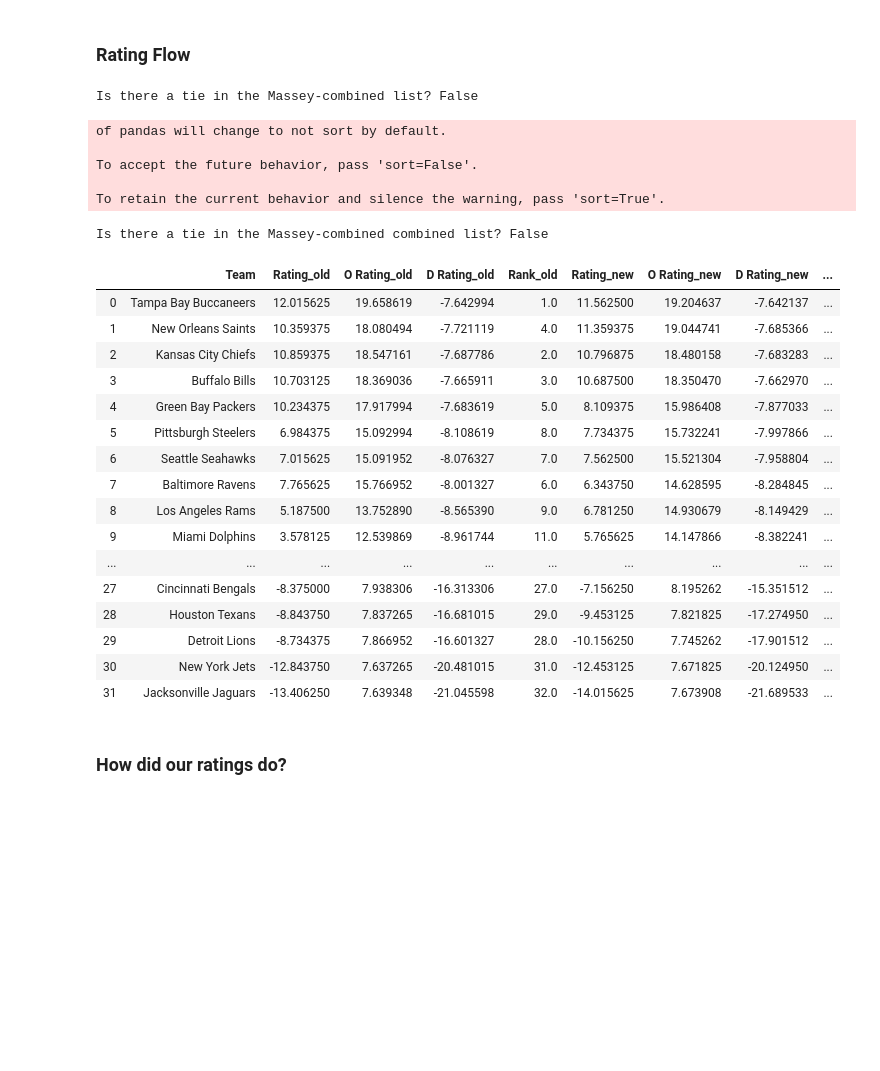
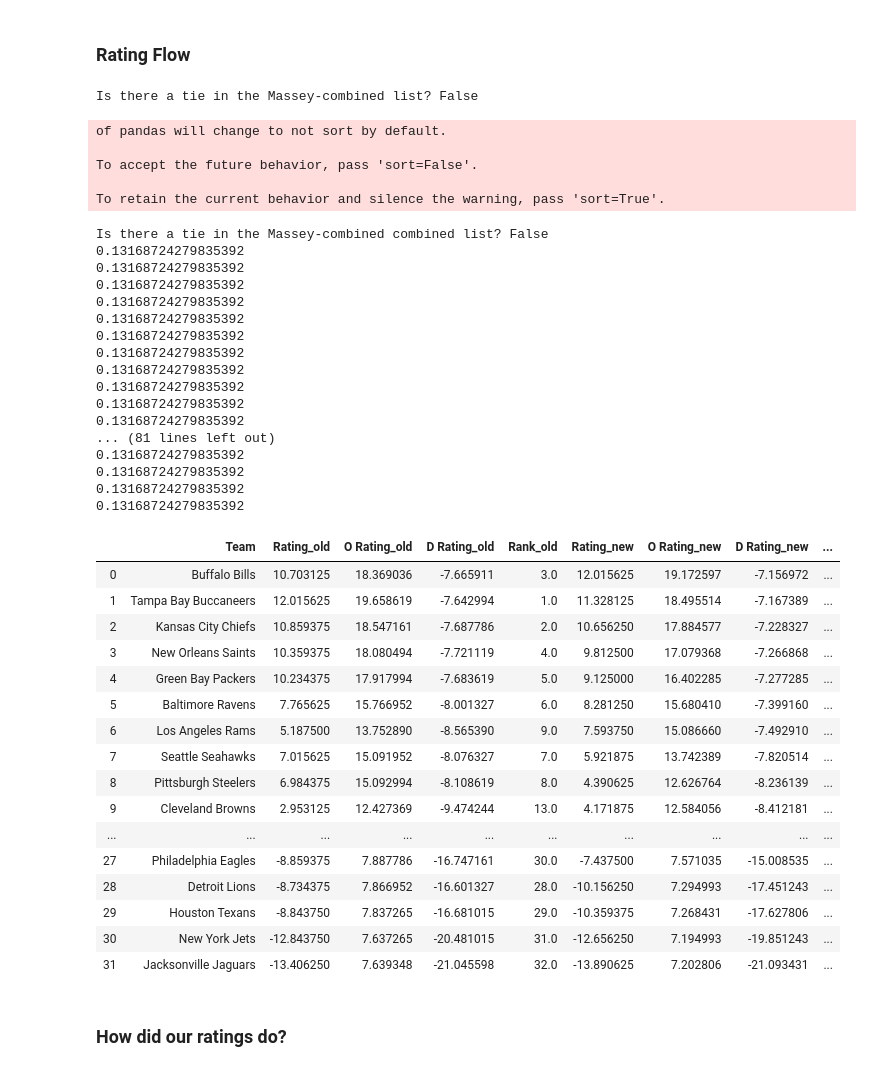
Before and after one commit to jakesingi/football_ratings, a Jupyter notebook: code/nfl_rating_systems.ipynb, the cells around one changed output. Saved outputs shown, nothing was run; the diff lists cells and outputs as text; code cells hidden in the pictures; blank space fills up the shorter version.

Commit message:
fixed CFB ratings and ran NFL new week

```diff
--- a/code/nfl_rating_systems.ipynb
+++ b/code/nfl_rating_systems.ipynb
@@ -474,44 +475,60 @@ def do_ratings(datold, datnew, week, replace = True):
 # %%
 # Rate!
 
-## CHANGE AS NECESSARY (It is preseason now)
+## CHANGE AS NECESSARY
 
 # The data
 datold = load_data(2020)
 datnew = load_data(2021)
 
-# The week
-w = 1  # The week
+# How many weeks into the season we are
+w = 4  # Through week 4
 
 # Whether to replace
 replace = False
 
 final_ratings = do_ratings(datold, datnew, w, replace)
 final_ratings
 # %% [output]
 Is there a tie in the Massey-combined list? False
 of pandas will change to not sort by default.
 
 To accept the future behavior, pass 'sort=False'.
 
 To retain the current behavior and silence the warning, pass 'sort=True'.
 Is there a tie in the Massey-combined combined list? False
+0.13168724279835392
+0.13168724279835392
+0.13168724279835392
+0.13168724279835392
+0.13168724279835392
+0.13168724279835392
+0.13168724279835392
+0.13168724279835392
+0.13168724279835392
+0.13168724279835392
+0.13168724279835392
+... (81 lines left out)
+0.13168724279835392
+0.13168724279835392
+0.13168724279835392
+0.13168724279835392
 |  | Team | Rating_old | O Rating_old | D Rating_old | Rank_old | Rating_new | O Rating_new | D Rating_new | ... |
-| 0 | Tampa Bay Buccaneers | 12.015625 | 19.658619 | -7.642994 | 1.0 | 11.562500 | 19.204637 | -7.642137 | ... |
-| 1 | New Orleans Saints | 10.359375 | 18.080494 | -7.721119 | 4.0 | 11.359375 | 19.044741 | -7.685366 | ... |
-| 2 | Kansas City Chiefs | 10.859375 | 18.547161 | -7.687786 | 2.0 | 10.796875 | 18.480158 | -7.683283 | ... |
-| 3 | Buffalo Bills | 10.703125 | 18.369036 | -7.665911 | 3.0 | 10.687500 | 18.350470 | -7.662970 | ... |
-| 4 | Green Bay Packers | 10.234375 | 17.917994 | -7.683619 | 5.0 | 8.109375 | 15.986408 | -7.877033 | ... |
-| 5 | Pittsburgh Steelers | 6.984375 | 15.092994 | -8.108619 | 8.0 | 7.734375 | 15.732241 | -7.997866 | ... |
-| 6 | Seattle Seahawks | 7.015625 | 15.091952 | -8.076327 | 7.0 | 7.562500 | 15.521304 | -7.958804 | ... |
-| 7 | Baltimore Ravens | 7.765625 | 15.766952 | -8.001327 | 6.0 | 6.343750 | 14.628595 | -8.284845 | ... |
-| 8 | Los Angeles Rams | 5.187500 | 13.752890 | -8.565390 | 9.0 | 6.781250 | 14.930679 | -8.149429 | ... |
-| 9 | Miami Dolphins | 3.578125 | 12.539869 | -8.961744 | 11.0 | 5.765625 | 14.147866 | -8.382241 | ... |
+| 0 | Buffalo Bills | 10.703125 | 18.369036 | -7.665911 | 3.0 | 12.015625 | 19.172597 | -7.156972 | ... |
+| 1 | Tampa Bay Buccaneers | 12.015625 | 19.658619 | -7.642994 | 1.0 | 11.328125 | 18.495514 | -7.167389 | ... |
+| 2 | Kansas City Chiefs | 10.859375 | 18.547161 | -7.687786 | 2.0 | 10.656250 | 17.884577 | -7.228327 | ... |
+| 3 | New Orleans Saints | 10.359375 | 18.080494 | -7.721119 | 4.0 | 9.812500 | 17.079368 | -7.266868 | ... |
+| 4 | Green Bay Packers | 10.234375 | 17.917994 | -7.683619 | 5.0 | 9.125000 | 16.402285 | -7.277285 | ... |
+| 5 | Baltimore Ravens | 7.765625 | 15.766952 | -8.001327 | 6.0 | 8.281250 | 15.680410 | -7.399160 | ... |
+| 6 | Los Angeles Rams | 5.187500 | 13.752890 | -8.565390 | 9.0 | 7.593750 | 15.086660 | -7.492910 | ... |
+| 7 | Seattle Seahawks | 7.015625 | 15.091952 | -8.076327 | 7.0 | 5.921875 | 13.742389 | -7.820514 | ... |
+| 8 | Pittsburgh Steelers | 6.984375 | 15.092994 | -8.108619 | 8.0 | 4.390625 | 12.626764 | -8.236139 | ... |
+| 9 | Cleveland Browns | 2.953125 | 12.427369 | -9.474244 | 13.0 | 4.171875 | 12.584056 | -8.412181 | ... |
 | ... | ... | ... | ... | ... | ... | ... | ... | ... | ... |
-| 27 | Cincinnati Bengals | -8.375000 | 7.938306 | -16.313306 | 27.0 | -7.156250 | 8.195262 | -15.351512 | ... |
-| 28 | Houston Texans | -8.843750 | 7.837265 | -16.681015 | 29.0 | -9.453125 | 7.821825 | -17.274950 | ... |
-| 29 | Detroit Lions | -8.734375 | 7.866952 | -16.601327 | 28.0 | -10.156250 | 7.745262 | -17.901512 | ... |
-| 30 | New York Jets | -12.843750 | 7.637265 | -20.481015 | 31.0 | -12.453125 | 7.671825 | -20.124950 | ... |
-| 31 | Jacksonville Jaguars | -13.406250 | 7.639348 | -21.045598 | 32.0 | -14.015625 | 7.673908 | -21.689533 | ... |
+| 27 | Philadelphia Eagles | -8.859375 | 7.887786 | -16.747161 | 30.0 | -7.437500 | 7.571035 | -15.008535 | ... |
+| 28 | Detroit Lions | -8.734375 | 7.866952 | -16.601327 | 28.0 | -10.156250 | 7.294993 | -17.451243 | ... |
+| 29 | Houston Texans | -8.843750 | 7.837265 | -16.681015 | 29.0 | -10.359375 | 7.268431 | -17.627806 | ... |
+| 30 | New York Jets | -12.843750 | 7.637265 | -20.481015 | 31.0 | -12.656250 | 7.194993 | -19.851243 | ... |
+| 31 | Jacksonville Jaguars | -13.406250 | 7.639348 | -21.045598 | 32.0 | -13.890625 | 7.202806 | -21.093431 | ... |
 # %% [markdown]
 ### How did our ratings do?
```
Also changed, not shown: parts of 1 cell of this notebook, 34 other files.
